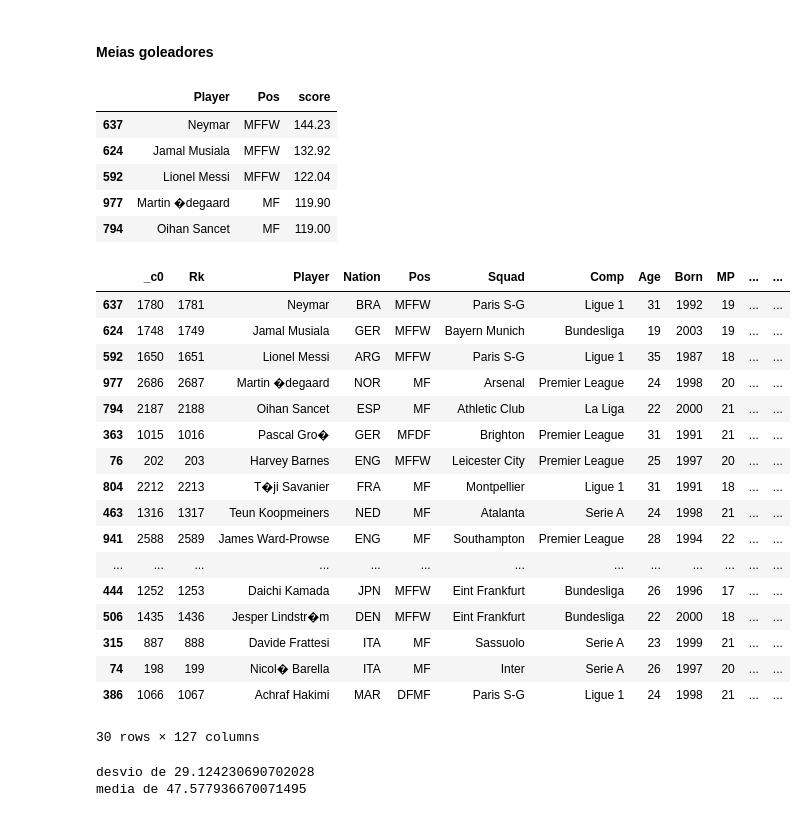
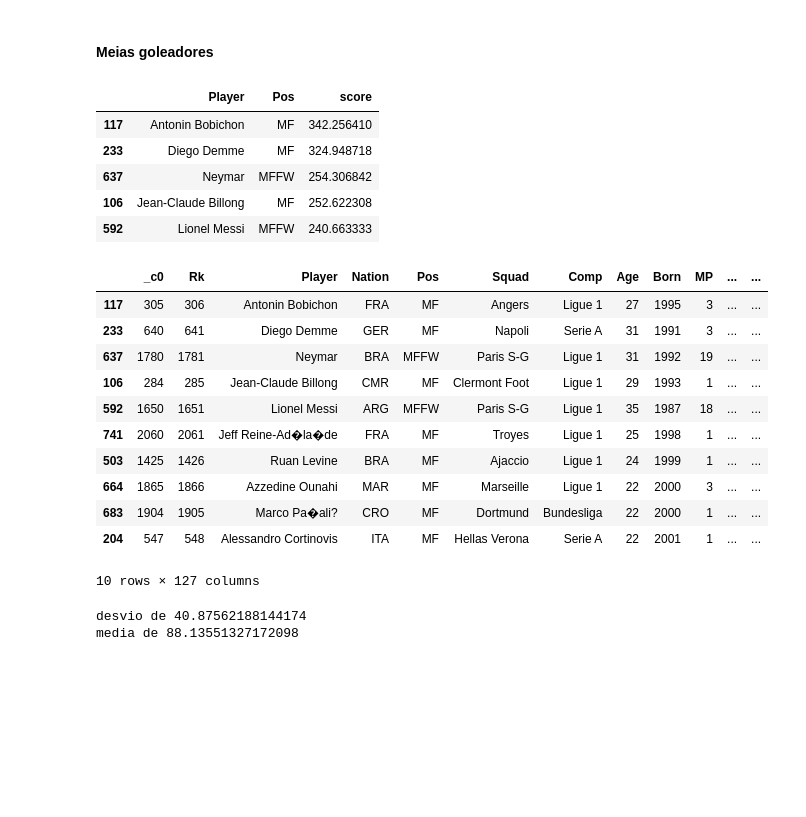
Before and after one commit to Alexandre-Cesar/ETL_Players_Classifier, a Jupyter notebook: Classificador/Classificador_Meio_Campistas.ipynb, the cells around one changed output. Saved outputs shown, nothing was run; the diff lists cells and outputs as text; code cells hidden in the pictures; blank space fills up the shorter version.

```diff
--- a/Classificador/Classificador_Meio_Campistas.ipynb
+++ b/Classificador/Classificador_Meio_Campistas.ipynb
@@ -38,35 +36,33 @@ negativos = (Meias['Shots'] - Meias['Goals']) * 3 + Meias['PasOff'] + Meias['Off
+# %%
+positivos = Meias['MP'] + Meias['Goals'] * 10 + Meias['Assists'] * 5 + (Meias['PasTotCmp'] / 65) + (Meias['Rec'] / Meias['MP']) +  (Meias['Recov'] / Meias['MP']) + Meias['Blocks'] + Meias['PasCmp'] + Meias['GCA'] * 3 + Meias['SCA'] * 3 + ( Meias['TklW'] / Meias['MP']) + Meias['TB'] * 3 + Meias['Sw'] * 3 + Meias['TI'] + Meias['TouDefPen'] * 3 + Meias['RecProg'] * 5
+
+negativos = Meias['Err'] * 10 + Meias['Fls'] * 6 + Meias['CrdY'] * 6 + Meias['CrdR'] * 8 + Meias['PasOff'] * 4 + Meias["CarDis"] * 2
 # %%
 Meias['score'] = positivos - negativos
 Meias.sort_values(['score'], ascending = False, inplace = True)
 Meias[['Player', 'Pos','score']].head()
 # %% [output]
 |  | Player | Pos | score |
-| 637 | Neymar | MFFW | 144.23 |
-| 624 | Jamal Musiala | MFFW | 132.92 |
-| 592 | Lionel Messi | MFFW | 122.04 |
-| 977 | Martin �degaard | MF | 119.90 |
-| 794 | Oihan Sancet | MF | 119.00 |
+| 117 | Antonin Bobichon | MF | 342.256410 |
+| 233 | Diego Demme | MF | 324.948718 |
+| 637 | Neymar | MFFW | 254.306842 |
+| 106 | Jean-Claude Billong | MF | 252.622308 |
+| 592 | Lionel Messi | MFFW | 240.663333 |
 # %%
-Meias.head(30)
+Meias.head(10)
 # %% [output]
 |  | _c0 | Rk | Player | Nation | Pos | Squad | Comp | Age | Born | MP | ... | ... |
+| 117 | 305 | 306 | Antonin Bobichon | FRA | MF | Angers | Ligue 1 | 27 | 1995 | 3 | ... | ... |
+| 233 | 640 | 641 | Diego Demme | GER | MF | Napoli | Serie A | 31 | 1991 | 3 | ... | ... |
 | 637 | 1780 | 1781 | Neymar | BRA | MFFW | Paris S-G | Ligue 1 | 31 | 1992 | 19 | ... | ... |
-| 624 | 1748 | 1749 | Jamal Musiala | GER | MFFW | Bayern Munich | Bundesliga | 19 | 2003 | 19 | ... | ... |
+| 106 | 284 | 285 | Jean-Claude Billong | CMR | MF | Clermont Foot | Ligue 1 | 29 | 1993 | 1 | ... | ... |
 | 592 | 1650 | 1651 | Lionel Messi | ARG | MFFW | Paris S-G | Ligue 1 | 35 | 1987 | 18 | ... | ... |
-| 977 | 2686 | 2687 | Martin �degaard | NOR | MF | Arsenal | Premier League | 24 | 1998 | 20 | ... | ... |
-| 794 | 2187 | 2188 | Oihan Sancet | ESP | MF | Athletic Club | La Liga | 22 | 2000 | 21 | ... | ... |
-| 363 | 1015 | 1016 | Pascal Gro� | GER | MFDF | Brighton | Premier League | 31 | 1991 | 21 | ... | ... |
-| 76 | 202 | 203 | Harvey Barnes | ENG | MFFW | Leicester City | Premier League | 25 | 1997 | 20 | ... | ... |
-| 804 | 2212 | 2213 | T�ji Savanier | FRA | MF | Montpellier | Ligue 1 | 31 | 1991 | 18 | ... | ... |
-| 463 | 1316 | 1317 | Teun Koopmeiners | NED | MF | Atalanta | Serie A | 24 | 1998 | 21 | ... | ... |
-| 941 | 2588 | 2589 | James Ward-Prowse | ENG | MF | Southampton | Premier League | 28 | 1994 | 22 | ... | ... |
-| ... | ... | ... | ... | ... | ... | ... | ... | ... | ... | ... | ... | ... |
-| 444 | 1252 | 1253 | Daichi Kamada | JPN | MFFW | Eint Frankfurt | Bundesliga | 26 | 1996 | 17 | ... | ... |
-| 506 | 1435 | 1436 | Jesper Lindstr�m | DEN | MFFW | Eint Frankfurt | Bundesliga | 22 | 2000 | 18 | ... | ... |
-| 315 | 887 | 888 | Davide Frattesi | ITA | MF | Sassuolo | Serie A | 23 | 1999 | 21 | ... | ... |
-| 74 | 198 | 199 | Nicol� Barella | ITA | MF | Inter | Serie A | 26 | 1997 | 20 | ... | ... |
-| 386 | 1066 | 1067 | Achraf Hakimi | MAR | DFMF | Paris S-G | Ligue 1 | 24 | 1998 | 21 | ... | ... |
+| 741 | 2060 | 2061 | Jeff Reine-Ad�la�de | FRA | MF | Troyes | Ligue 1 | 25 | 1998 | 1 | ... | ... |
+| 503 | 1425 | 1426 | Ruan Levine | BRA | MF | Ajaccio | Ligue 1 | 24 | 1999 | 1 | ... | ... |
+| 664 | 1865 | 1866 | Azzedine Ounahi | MAR | MF | Marseille | Ligue 1 | 22 | 2000 | 3 | ... | ... |
+| 683 | 1904 | 1905 | Marco Pa�ali? | CRO | MF | Dortmund | Bundesliga | 22 | 2000 | 1 | ... | ... |
+| 204 | 547 | 548 | Alessandro Cortinovis | ITA | MF | Hellas Verona | Serie A | 22 | 2001 | 1 | ... | ... |
-30 rows × 127 columns
+10 rows × 127 columns
 # %%
 px.histogram(Meias, x='score').show()
 # %%
@@ -74,8 +70,8 @@ dev = Meias['score'].std()
 media = Meias['score'].mean()
 print(f'desvio de {dev}\nmedia de {media}')
 # %% [output]
-desvio de 29.124230690702028
-media de 47.577936670071495
+desvio de 40.87562188144174
+media de 88.13551327172098
 # %%
 bom = media + dev * 2
 normal = media  + dev
```
Also changed, not shown: parts of 4 cells of this notebook, 6 other files.
